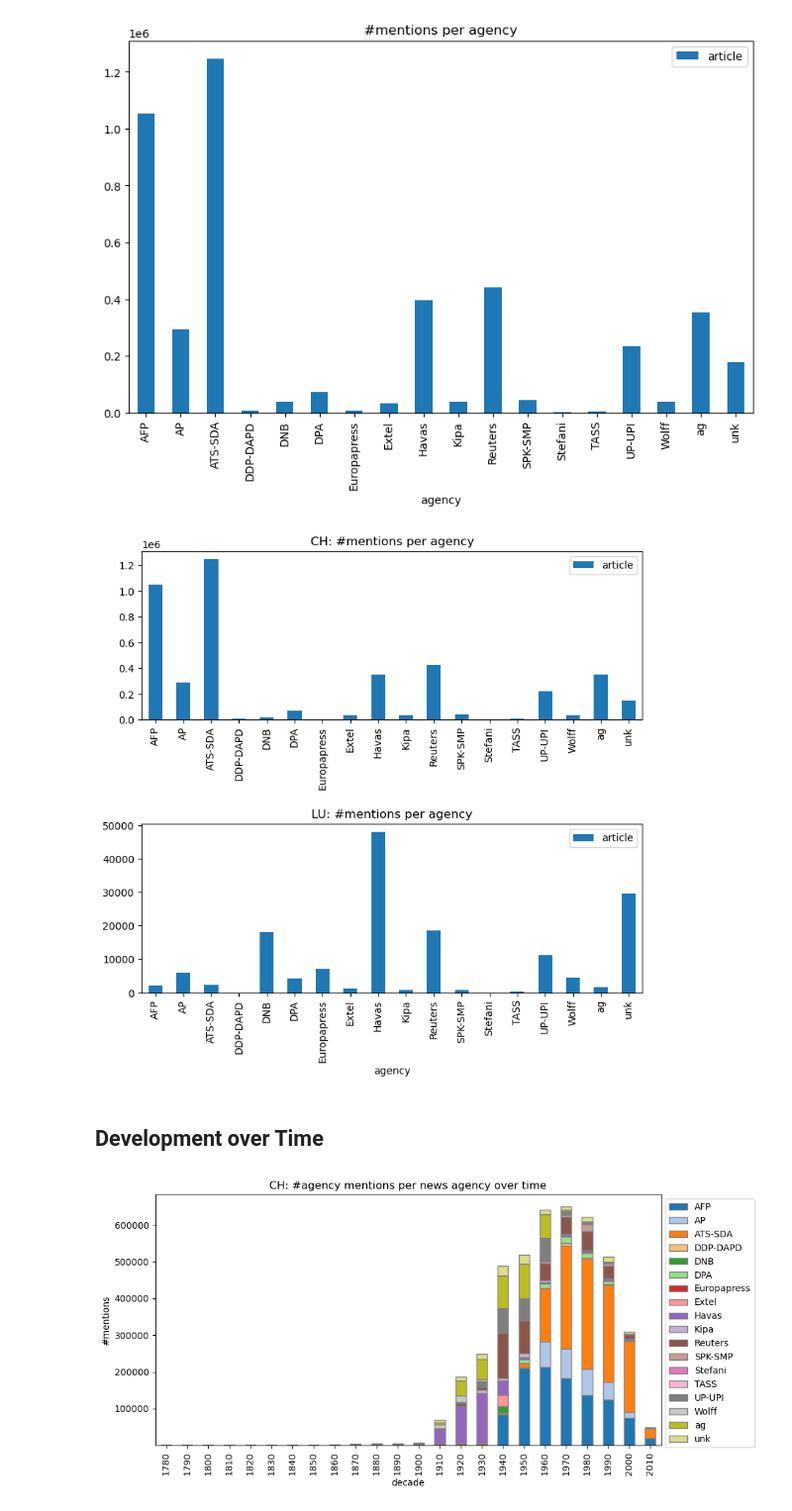
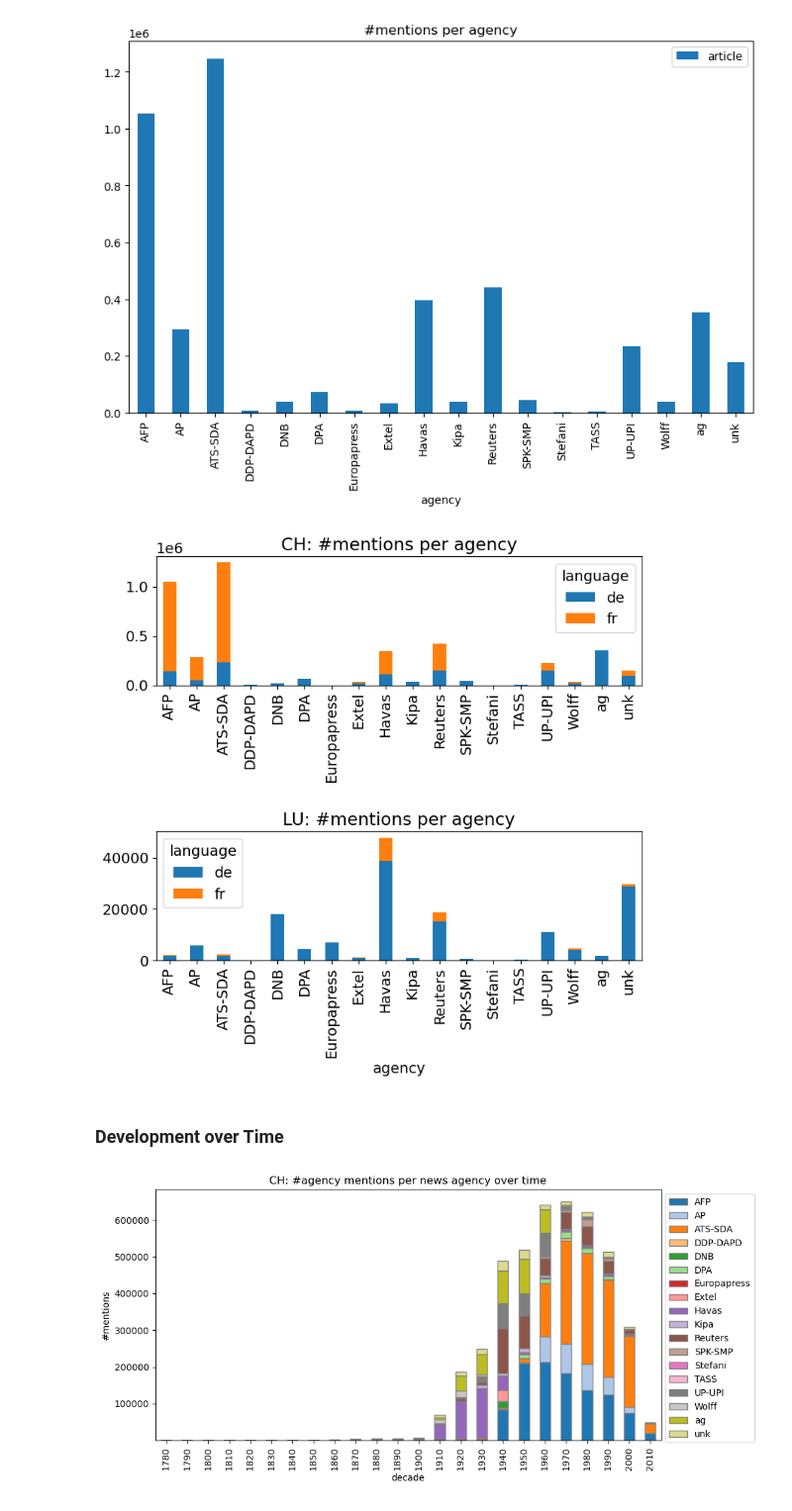
Before and after one commit to impresso/newsagency-classification, a Jupyter notebook: notebooks/4_analysis/descriptive_analysis.ipynb, the cells around one changed output. Shown at 99% size. Cells and saved outputs as stored; diff of their text form; code cells hidden in the pictures.

```diff
--- a/notebooks/4_analysis/descriptive_analysis.ipynb
+++ b/notebooks/4_analysis/descriptive_analysis.ipynb
@@ -154,3 +15,11 @@ articles.head()
+# %%
+mentions_fr = pd.read_pickle(data_path + "mentions_fr.pkl")
+mentions_de = pd.read_pickle(data_path + 'mentions_de.pkl')
+mentions_all = pd.concat([mentions_fr, mentions_de])
+
+articles_fr = pd.read_pickle(data_path + "articles_fr.pkl")
+articles_de = pd.read_pickle(data_path + 'articles_de.pkl')
+articles = pd.concat([articles_fr, articles_de])
 # %%
 #divide by country
 mentions_ch = mentions_all[mentions_all['country'] == 'CH']
@@ -265,11 +138,13 @@ img_bar_plot(na_per_year1820, ax, range(1820, 2019, 10), title="#articles with a
 # %% [output]
 [figure]
 # %%
+matplotlib.rcParams.update({'font.size': 14})
+
 stats_per_year = na_per_year1820.merge(all_impresso_art_page1820.rename(columns={'count': 'count_impresso'}), on='year')
 stats_per_year['perc'] = stats_per_year['count'] / stats_per_year['count_impresso'] * 100
 
 plt.plot(list(range(1820, 2019)), stats_per_year['perc'])
 plt.ylabel('% of all articles')
-plt.title('Percentage of agency articles in impresso corpus per year')
+#plt.title('Percentage of agency articles in impresso corpus per year')
 plt.show()
 # %% [output]
@@ -276,0 +152,2 @@ plt.show()
+# %%
+matplotlib.rcParams.update({'font.size': 10})
@@ -319,12 +207,17 @@ mentions_all[['article', 'agency']].groupby('agency').count().plot.bar(figsize=(
 # %% [output]
 <AxesSubplot: title={'center': '#mentions per agency'}, xlabel='agency'>
 [figure]
+# %%
+ag_by_lang_ch = mentions_ch.groupby(['language', 'agency']).size().reset_index().pivot(columns='language', index='agency', values=0)
+ag_by_lang_lu = mentions_lu.groupby(['language', 'agency']).size().reset_index().pivot(columns='language', index='agency', values=0)
 # %%
+matplotlib.rcParams.update({'font.size': 14})
+
 fig, (ax1, ax2) = plt.subplots(2, figsize=(8,8))
-mentions_ch[['article', 'agency']].groupby('agency').count().plot.bar(title="CH: #mentions per agency", ax=ax1)
-mentions_lu[['article', 'agency']].groupby('agency').count().plot.bar(title="LU: #mentions per agency", ax=ax2)
+ag_by_lang_ch.plot.bar(title="CH: #mentions per agency", ax=ax1, stacked=True)
+ag_by_lang_lu.plot.bar(title="LU: #mentions per agency", ax=ax2, stacked=True)
 ax1.set_xlabel("")
 fig.tight_layout(pad=2.0)
 plt.show()
 # %% [output]
-[figure, old version]
+[figure, new version]
@@ -331,5 +226,5 @@ plt.show()
 # %% [markdown]
-## Development over Time
+### Development over Time
 # %%
 #specifying colors for agencies
 agencies = sorted(mentions_all['agency'].unique())
```
Also changed, not shown: parts of 45 cells of this notebook, 4 other files.
